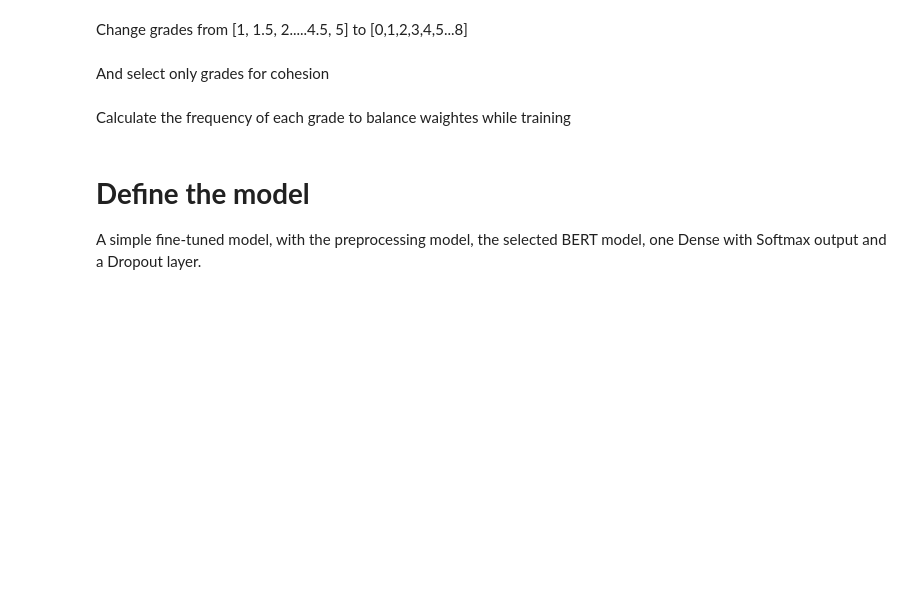
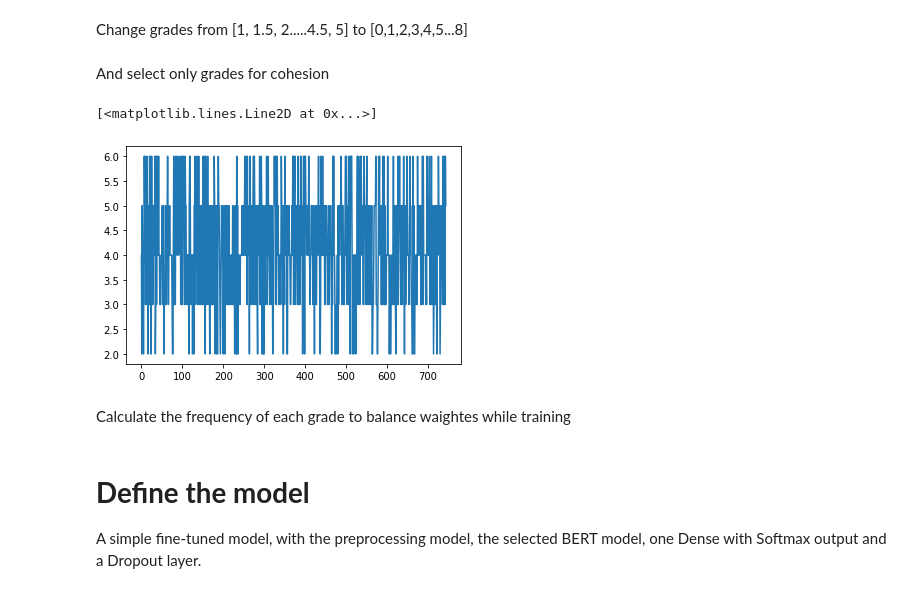
Before and after one commit to khpankiv/Kaggle_learning, a Jupyter notebook: ell_feedback_regres_1_output.ipynb, the cells around one changed output. Saved outputs shown, nothing was run; the diff lists cells and outputs as text; code cells hidden in the pictures; blank space fills up the shorter version.

```diff
--- a/ell_feedback_regres_1_output.ipynb
+++ b/ell_feedback_regres_1_output.ipynb
@@ -46,3 +57,8 @@ train= pd.read_csv("./ELL/train.csv")
+# %%
+data = data.loc[data['cohesion']<4.5,['text_id','full_text', 'cohesion']]
+data = data.loc[data['cohesion']>1.5,['text_id','full_text', 'cohesion']]
+num = data.shape[0]
+num_train = round(num*0.8)
 # %% [markdown]
 Data preprocessing: changing grades into integer
 # %% [markdown]
@@ -50,15 +66,21 @@ Change grades from [1, 1.5, 2.....4.5, 5] to [0,1,2,3,4,5...8]
 # %% [markdown]
 And select only grades for cohesion
 # %%
-num_text = train.shape[0]
+num_text = data.shape[0]
 columns = ['text_id','cohesion']
-train_X = train[:].full_text.values
-train_Y = (train.iloc[:,2].values)*2-2
+train_X_all = data.full_text.values
+#train_X = train_X_all[:2500]
+train_Y = (data[:num_train].cohesion.values)*2-2
 #  uncomment for one-hot
 #train_Y = tf.keras.utils.to_categorical(train_Y_n)
 #test_X = train_X
-test_id = train.text_id.values
-test_Y = (train.iloc[:,2].values)
+#test_X = data[2500:].full_text.values
+test_Y = data[num_train:].cohesion.values*2-2
+# %%
+plt.plot(test_Y)
+# %% [output]
+[<matplotlib.lines.Line2D at 0x...>]
+[figure, added]
 # %% [markdown]
 Calculate the frequency of each grade to balance waightes while training
 # %%
```
Also changed, not shown: parts of 22 cells of this notebook.
